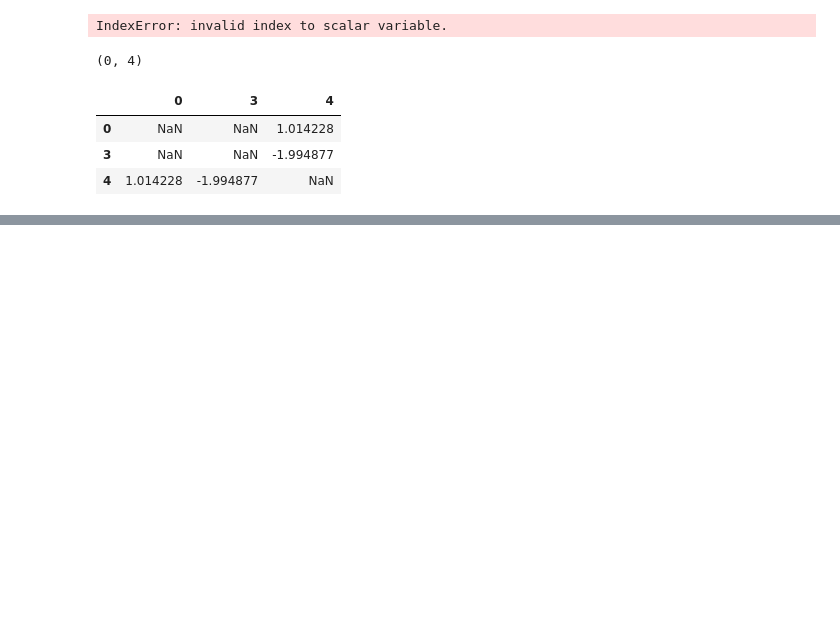
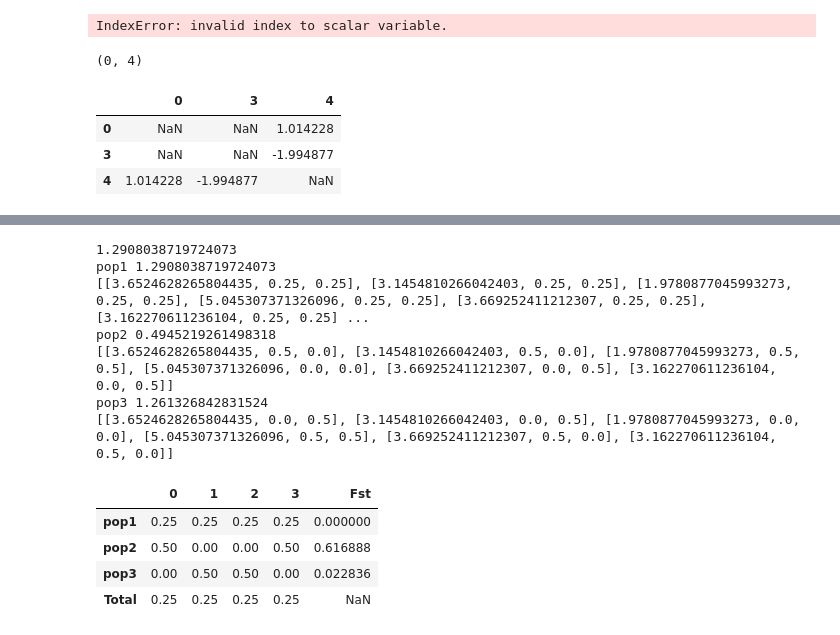
Before and after one commit to maepz/CRISPR_distance, a Jupyter notebook: CRISPR_distance_brouillon.ipynb, the cells around one changed output, grey strips where cells are left out. Saved outputs shown, nothing was run; the diff lists cells and outputs as text; code cells hidden in the pictures; blank space fills up the shorter version.

```diff
--- a/CRISPR_distance_brouillon.ipynb
+++ b/CRISPR_distance_brouillon.ipynb
@@ -1407,0 +1477,12 @@ IndexError: invalid index to scalar variable.
+# %%
+def get_distance_matrix_from_phylogeny(Tree):
+    taxa=sorted(map(int,[cl.name for cl in Tree.get_terminals()]))
+    matrix=pd.DataFrame([],columns=taxa,index=taxa)
+    for combi in combinations(range(len(names)),2):
+        tgt1=str(combi[0])
+        tgt2=str(combi[1])
+        dist=Tree.distance({"name": tgt1}, {"name": tgt2})
+        matrix.loc[combi]=dist
+        matrix.loc[combi[1],combi[0]]=dist
+    return(matrix)
+get_distance_matrix_from_phylogeny(Tree)
@@ -1407,0 +1495,42 @@ IndexError: invalid index to scalar variable.
+# %%
+Tree_unrooted=Tree
+Tree_unrooted.rooted=False
+dist=get_distance_matrix_from_phylogeny(Tree_unrooted)
+# %%
+pop=pd.DataFrame([[0.25,0.25,0.25,0.25],[0.5,0,0,0.5],[0,0.5,0.5,0]],columns=[0,1,2,3],index=['pop1','pop2','pop3'])
+
+from CRISPR_functions import nCr
+
+t=['pop1','pop2']
+t=['pop1','pop2','pop3']
+
+pop_subset=pop.loc[t]
+pop_subset.loc['Total']=(pop_subset.sum(axis=0)/len(pop_subset))
+
+tt=sum([dist.loc[combi]*pop_subset.loc['Total',combi[0]]*pop_subset.loc['Total',combi[1]] for combi in combinations(pop_subset.columns,2)])
+print(tt)
+
+fst=[]
+for p in t:
+    t0=sum([dist.loc[combi]*pop_subset.loc[p,combi[0]]*pop_subset.loc[p,combi[1]] for combi in combinations(pop_subset.columns,2)])
+    print(p,t0)
+    print([[dist.loc[combi],pop_subset.loc[p,combi[0]],pop_subset.loc[p,combi[1]]] for combi in combinations(pop_subset.columns,2)])
+
+
+    fst+=[(tt-t0)/tt]
+
+pop_subset['Fst']=fst+[None]
+pop_subset
+# %% [output]
+1.2908038719724073
+pop1 1.2908038719724073
+[[3.6524628265804435, 0.25, 0.25], [3.1454810266042403, 0.25, 0.25], [1.9780877045993273, 0.25, 0.25], [5.045307371326096, 0.25, 0.25], [3.669252411212307, 0.25, 0.25], [3.162270611236104, 0.25, 0.25] ...
+pop2 0.4945219261498318
+[[3.6524628265804435, 0.5, 0.0], [3.1454810266042403, 0.5, 0.0], [1.9780877045993273, 0.5, 0.5], [5.045307371326096, 0.0, 0.0], [3.669252411212307, 0.0, 0.5], [3.162270611236104, 0.0, 0.5]]
+pop3 1.261326842831524
+[[3.6524628265804435, 0.0, 0.5], [3.1454810266042403, 0.0, 0.5], [1.9780877045993273, 0.0, 0.0], [5.045307371326096, 0.5, 0.5], [3.669252411212307, 0.5, 0.0], [3.162270611236104, 0.5, 0.0]]
+|  | 0 | 1 | 2 | 3 | Fst |
+| pop1 | 0.25 | 0.25 | 0.25 | 0.25 | 0.000000 |
+| pop2 | 0.50 | 0.00 | 0.00 | 0.50 | 0.616888 |
+| pop3 | 0.00 | 0.50 | 0.50 | 0.00 | 0.022836 |
+| Total | 0.25 | 0.25 | 0.25 | 0.25 | NaN |
```
Also changed, not shown: parts of 5 cells of this notebook, 15 other files.
